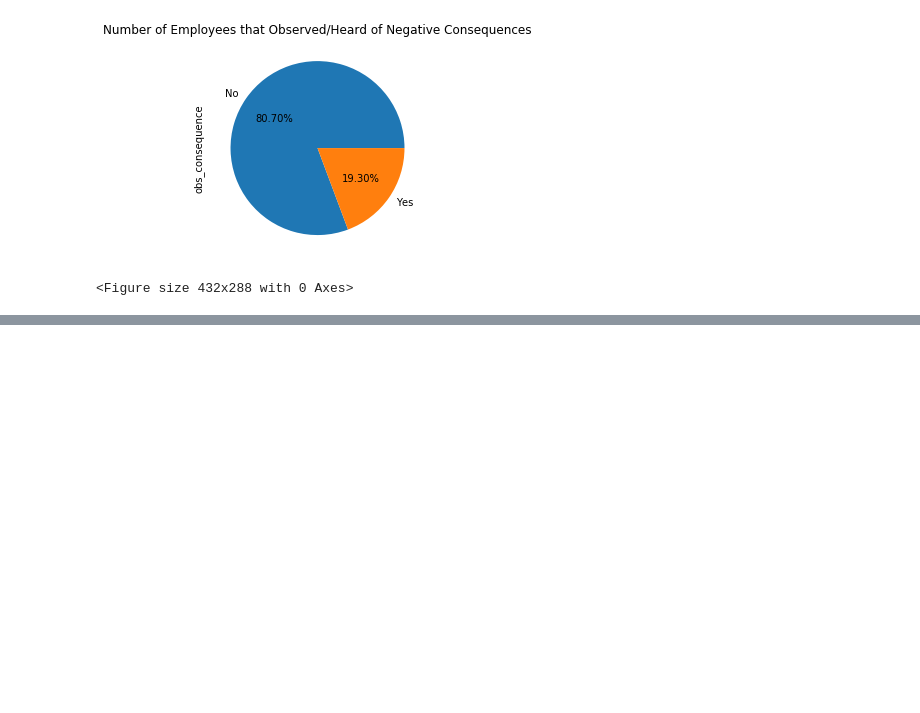
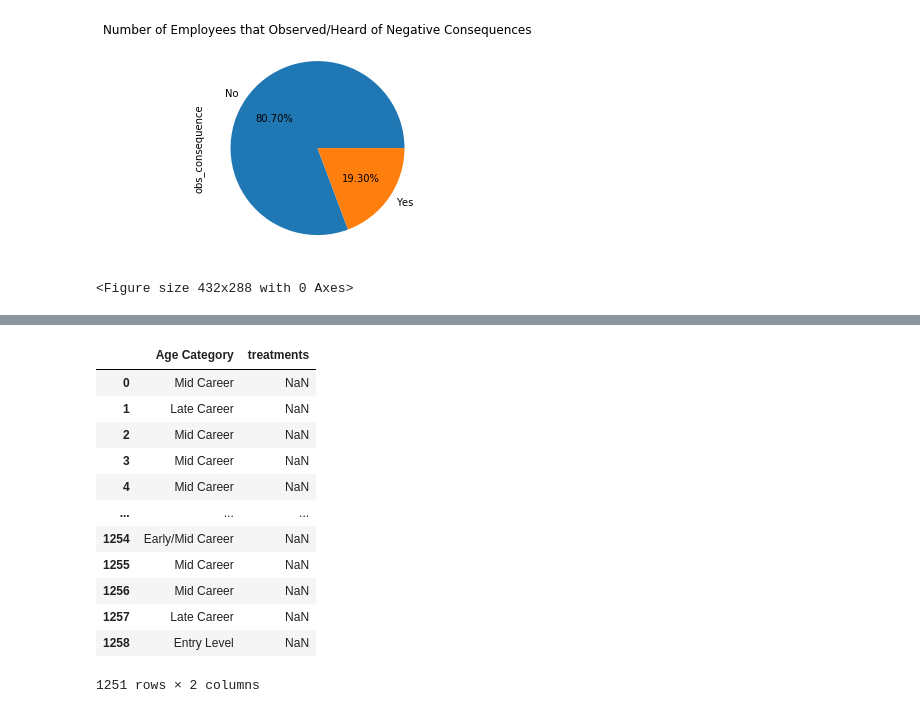
Before and after one commit to baileykayla953/project-one, a Jupyter notebook: mental_health_tech.ipynb, the cells around one changed output, grey strips where cells are left out. Saved outputs shown, nothing was run; the diff lists cells and outputs as text; code cells hidden in the pictures; blank space fills up the shorter version.

```diff
--- a/mental_health_tech.ipynb
+++ b/mental_health_tech.ipynb
@@ -105,0 +143,19 @@ plt.tight_layout()
+# %%
+
+treatments = worker_output["treatment"].value_counts()
+age_by_treatment_df = pd.DataFrame(worker_output, columns=["Age Category", "treatments"])
+age_by_treatment_df
+# %% [output]
+|  | Age Category | treatments |
+| 0 | Mid Career | NaN |
+| 1 | Late Career | NaN |
+| 2 | Mid Career | NaN |
+| 3 | Mid Career | NaN |
+| 4 | Mid Career | NaN |
+| ... | ... | ... |
+| 1254 | Early/Mid Career | NaN |
+| 1255 | Mid Career | NaN |
+| 1256 | Mid Career | NaN |
+| 1257 | Late Career | NaN |
+| 1258 | Entry Level | NaN |
+1251 rows × 2 columns
```
Also changed, not shown: parts of 14 cells of this notebook.
